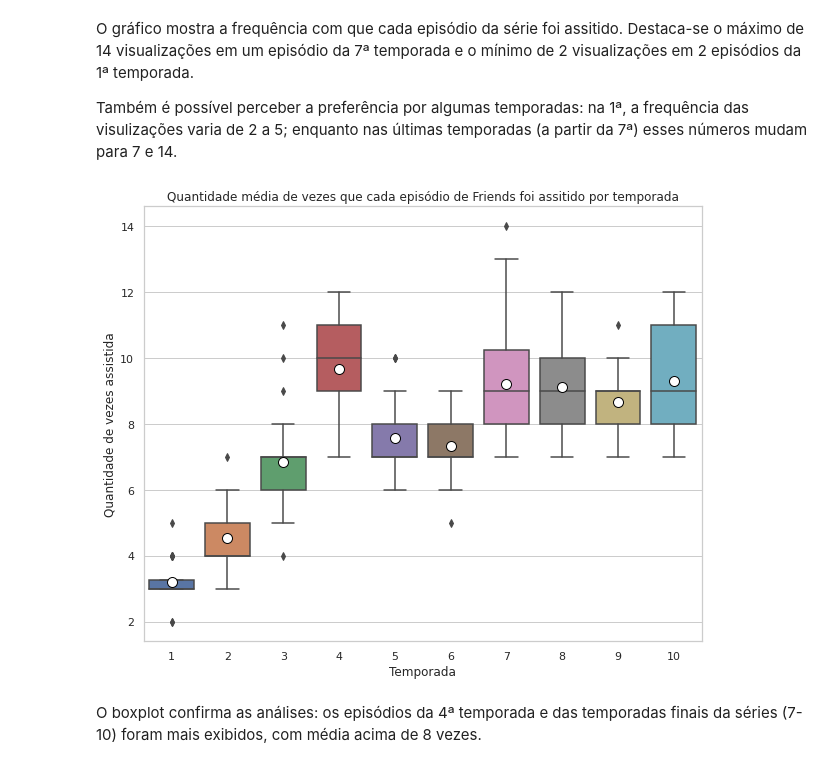
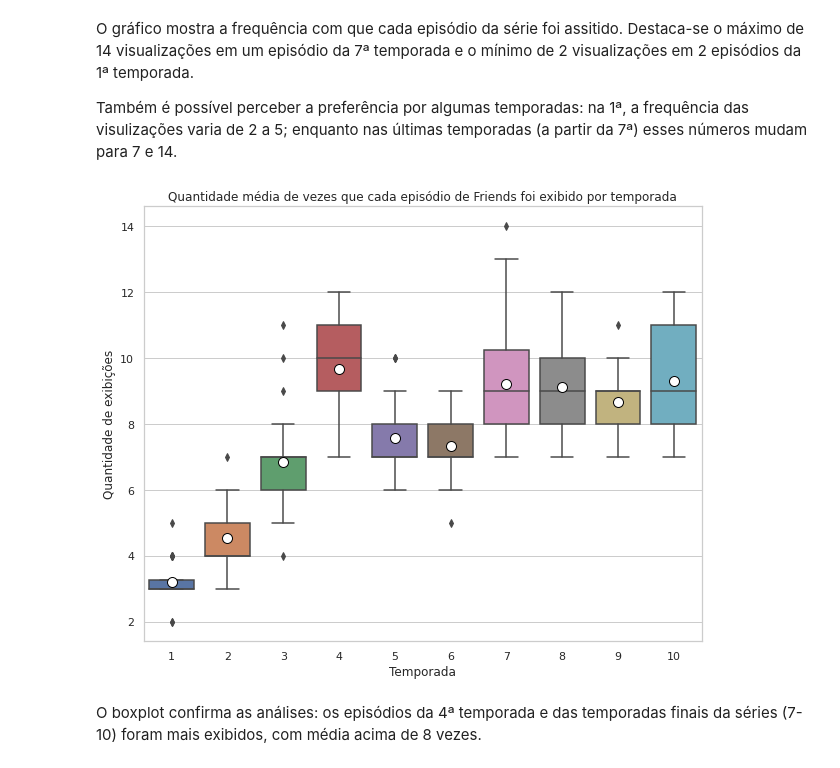
Before and after one commit to luciaemiliaeu/netflix_data_analysis, a Jupyter notebook: netflix_data_analysis.ipynb, the cells around one changed output. Saved outputs shown, nothing was run; the diff lists cells and outputs as text; code cells hidden in the pictures.

```diff
--- a/netflix_data_analysis.ipynb
+++ b/netflix_data_analysis.ipynb
@@ -449,18 +449,18 @@ Também é possível perceber a preferência por algumas temporadas: na 1ª, a f
 # %%
 figure = plt.figure(figsize=(10,8))
 sns.set_theme(style="whitegrid")
 sns.boxplot(x='Temporada', y='count', data = ranking_friends,
             showmeans=True,
             meanprops={"marker":"o",
                        "markerfacecolor":"white",
                        "markeredgecolor":"black",
                        "markersize":"10"})
 plt.xlabel('Temporada')
-plt.ylabel('Quantidade de vezes assistida')
-plt.title('Quantidade média de vezes que cada episódio de Friends foi assitido por temporada')
+plt.ylabel('Quantidade de exibições')
+plt.title('Quantidade média de vezes que cada episódio de Friends foi exibido por temporada')
 plt.show()
 # %% [output]
-[figure, old version]
+[figure, new version]
 # %% [markdown]
 O boxplot confirma as análises: os episódios da 4ª temporada e das temporadas finais da séries (7-10) foram mais exibidos, com média acima de 8 vezes.
 # %% [markdown]
```
Also changed, not shown: parts of 12 cells of this notebook.
